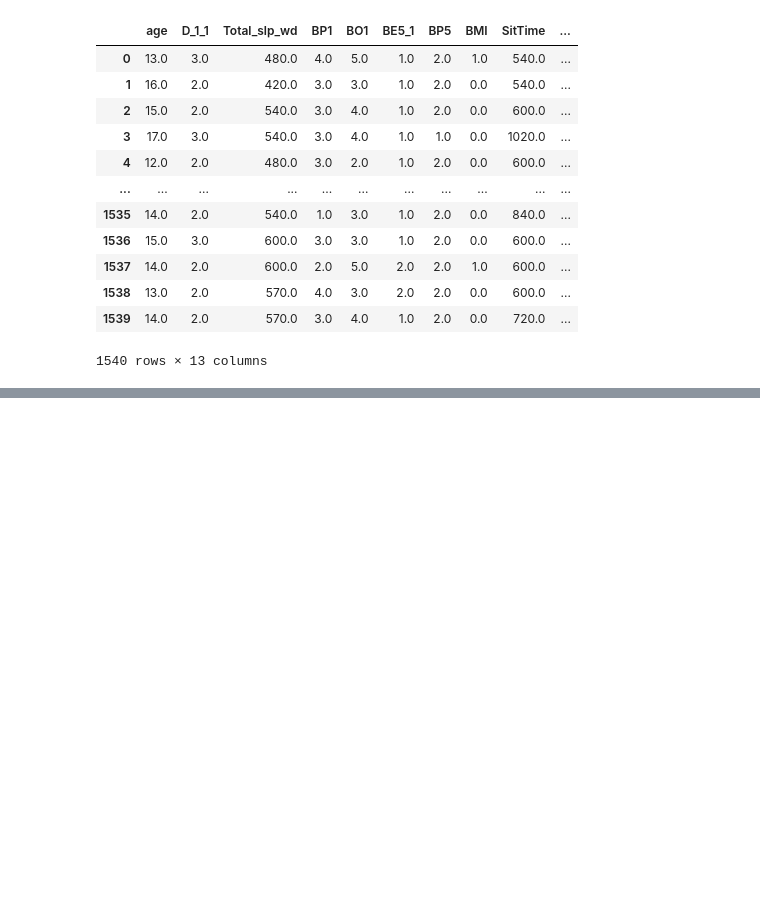
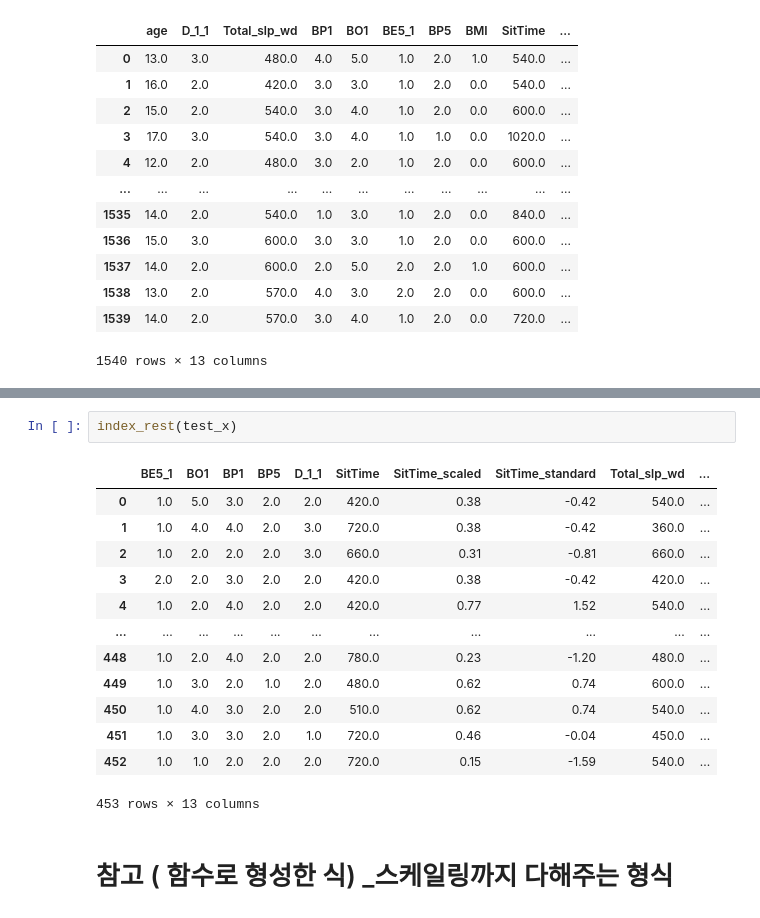
Before and after one commit to rlagywns0213/Datamining, a Jupyter notebook: datapreprocessing.ipynb, the cells around one changed output, grey strips where cells are left out. Saved outputs shown, nothing was run; the diff lists cells and outputs as text; blank space fills up the shorter version.

```diff
--- a/datapreprocessing.ipynb
+++ b/datapreprocessing.ipynb
@@ -655,0 +729,18 @@ pd.read_csv("delete_null.csv")
+# %%
+index_rest(test_x)
+# %% [output]
+|  | BE5_1 | BO1 | BP1 | BP5 | D_1_1 | SitTime | SitTime_scaled | SitTime_standard | Total_slp_wd | ... |
+| 0 | 1.0 | 5.0 | 3.0 | 2.0 | 2.0 | 420.0 | 0.38 | -0.42 | 540.0 | ... |
+| 1 | 1.0 | 4.0 | 4.0 | 2.0 | 3.0 | 720.0 | 0.38 | -0.42 | 360.0 | ... |
+| 2 | 1.0 | 2.0 | 2.0 | 2.0 | 3.0 | 660.0 | 0.31 | -0.81 | 660.0 | ... |
+| 3 | 2.0 | 2.0 | 3.0 | 2.0 | 2.0 | 420.0 | 0.38 | -0.42 | 420.0 | ... |
+| 4 | 1.0 | 2.0 | 4.0 | 2.0 | 2.0 | 420.0 | 0.77 | 1.52 | 540.0 | ... |
+| ... | ... | ... | ... | ... | ... | ... | ... | ... | ... | ... |
+| 448 | 1.0 | 2.0 | 4.0 | 2.0 | 2.0 | 780.0 | 0.23 | -1.20 | 480.0 | ... |
+| 449 | 1.0 | 3.0 | 2.0 | 1.0 | 2.0 | 480.0 | 0.62 | 0.74 | 600.0 | ... |
+| 450 | 1.0 | 4.0 | 3.0 | 2.0 | 2.0 | 510.0 | 0.62 | 0.74 | 540.0 | ... |
+| 451 | 1.0 | 3.0 | 3.0 | 2.0 | 1.0 | 720.0 | 0.46 | -0.04 | 450.0 | ... |
+| 452 | 1.0 | 1.0 | 2.0 | 2.0 | 2.0 | 720.0 | 0.15 | -1.59 | 540.0 | ... |
+453 rows × 13 columns
+# %% [markdown]
+# 참고 ( 함수로 형성한 식) _스케일링까지 다해주는 형식
```
Also changed, not shown: parts of 15 cells of this notebook.
